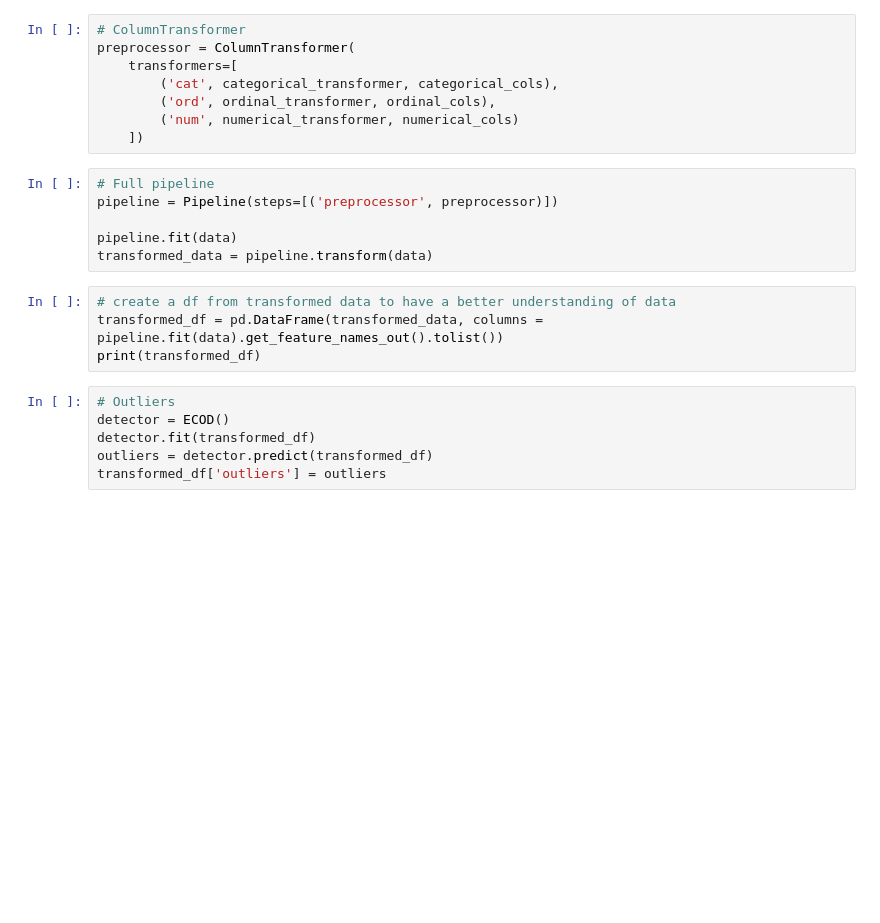
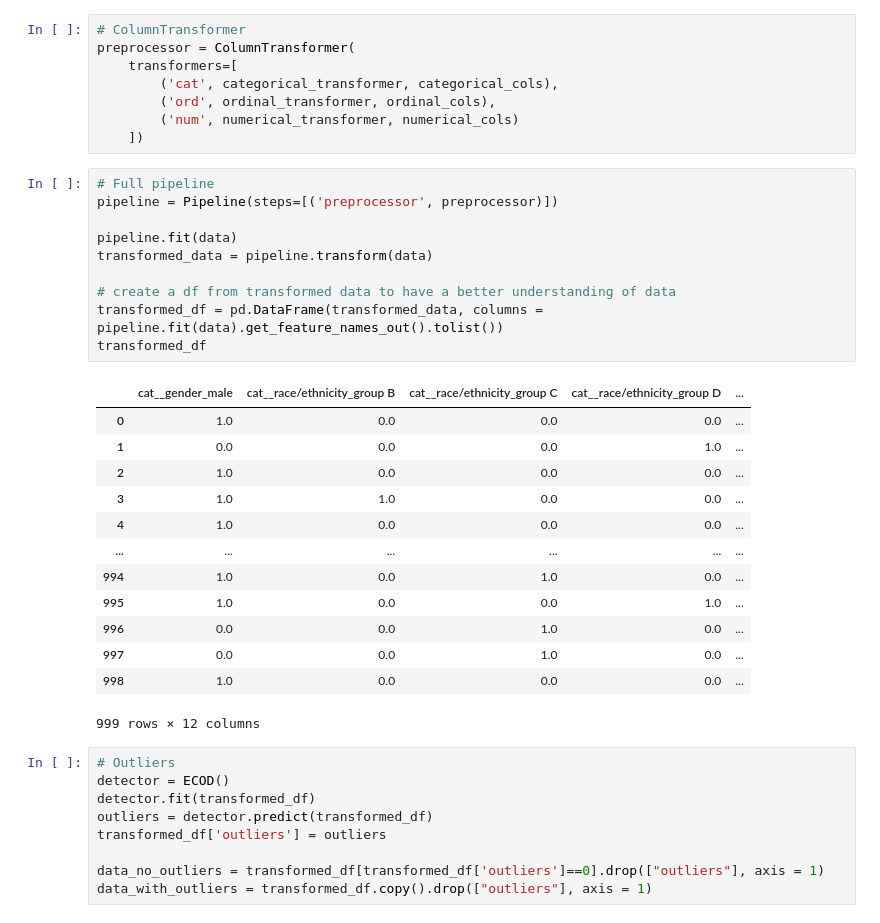
Before and after one commit to moshchev/data_analytics_ws23, a Jupyter notebook: Notebook_Student_Exam_Performance.ipynb, the cells around one changed output. Cells and saved outputs as stored; diff of their text form; blank space fills up the shorter version.

```diff
--- a/Notebook_Student_Exam_Performance.ipynb
+++ b/Notebook_Student_Exam_Performance.ipynb
@@ -84,17 +97,34 @@ preprocessor = ColumnTransformer(
 # %%
 # Full pipeline
 pipeline = Pipeline(steps=[('preprocessor', preprocessor)])
 
 pipeline.fit(data)
 transformed_data = pipeline.transform(data)
+
+# create a df from transformed data to have a better understanding of data
+transformed_df = pd.DataFrame(transformed_data, columns = pipeline.fit(data).get_feature_names_out().tolist())
+transformed_df
+# %% [output]
+|  | cat__gender_male | cat__race/ethnicity_group B | cat__race/ethnicity_group C | cat__race/ethnicity_group D | ... |
+| 0 | 1.0 | 0.0 | 0.0 | 0.0 | ... |
+| 1 | 0.0 | 0.0 | 0.0 | 1.0 | ... |
+| 2 | 1.0 | 0.0 | 0.0 | 0.0 | ... |
+| 3 | 1.0 | 1.0 | 0.0 | 0.0 | ... |
+| 4 | 1.0 | 0.0 | 0.0 | 0.0 | ... |
+| ... | ... | ... | ... | ... | ... |
+| 994 | 1.0 | 0.0 | 1.0 | 0.0 | ... |
+| 995 | 1.0 | 0.0 | 0.0 | 1.0 | ... |
+| 996 | 0.0 | 0.0 | 1.0 | 0.0 | ... |
+| 997 | 0.0 | 0.0 | 1.0 | 0.0 | ... |
+| 998 | 1.0 | 0.0 | 0.0 | 0.0 | ... |
+999 rows × 12 columns
-# %%
-# create a df from transformed data to have a better understanding of data
-transformed_df = pd.DataFrame(transformed_data, columns = pipeline.fit(data).get_feature_names_out().tolist())
-print(transformed_df)
 # %%
 # Outliers
 detector = ECOD()
 detector.fit(transformed_df)
 outliers = detector.predict(transformed_df)
 transformed_df['outliers'] = outliers
+
+data_no_outliers = transformed_df[transformed_df['outliers']==0].drop(["outliers"], axis = 1)
+data_with_outliers = transformed_df.copy().drop(["outliers"], axis = 1)
 # %%
```
Also changed, not shown: parts of 11 cells of this notebook.
